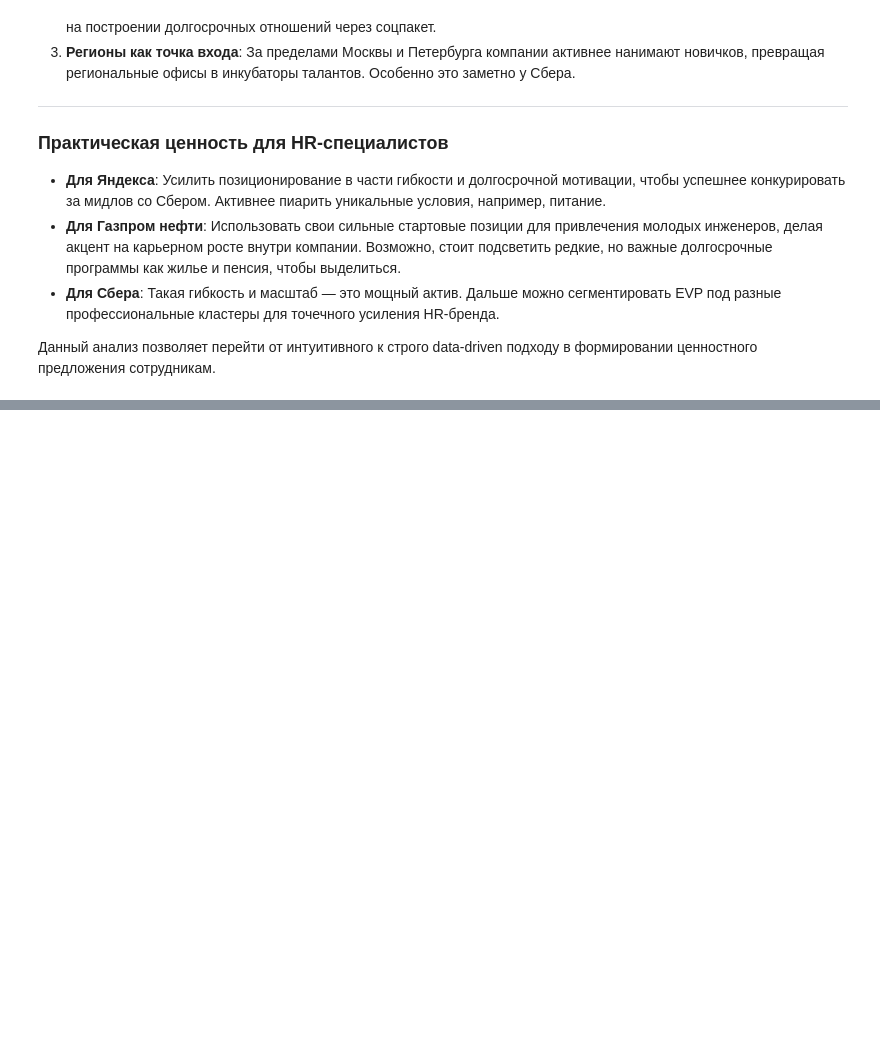
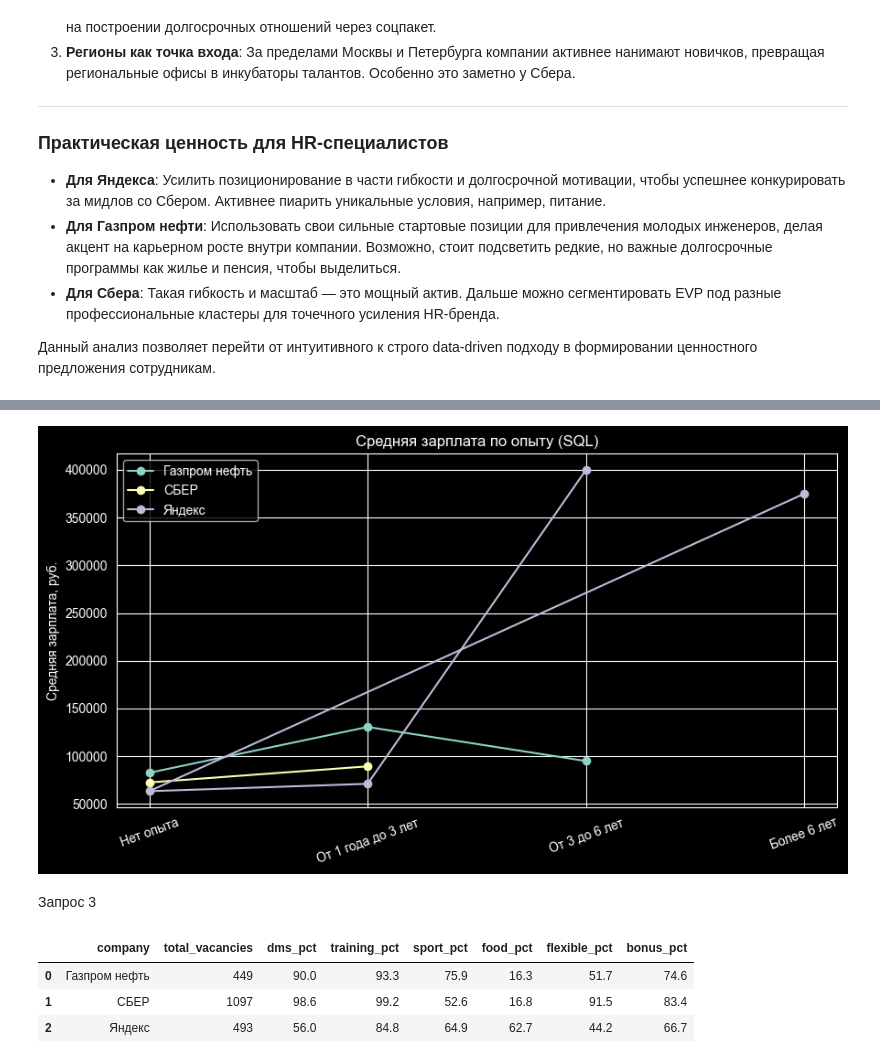
Before and after one commit to DDDDDE15/hh_benefits_analysis, a Jupyter notebook: notebooks/hr_brand.ipynb, the cells around one changed output, grey strips where cells are left out. Cells and saved outputs as stored; diff of their text form; code cells hidden in the pictures; blank space fills up the shorter version.

```diff
--- a/notebooks/hr_brand.ipynb
+++ b/notebooks/hr_brand.ipynb
@@ -346,0 +404,3 @@ IT-разработка: Выделяется самым высоким уров
+# %%
+sal_exp = run_query(QUERIES_DIR/'02_salary_by_experience.sql')
+sal_exp.head(20)
@@ -346,0 +420,22 @@ IT-разработка: Выделяется самым высоким уров
+# %%
+fig, ax = plt.subplots(figsize=(9, 5))
+for comp, sub in sal_exp.groupby("company"):
+    ax.plot(sub["experience"], sub["avg_mid_salary"], marker="o", label=comp)
+ax.set_ylabel("Средняя зарплата, руб.")
+ax.set_title("Средняя зарплата по опыту (SQL)")
+ax.legend()
+plt.xticks(rotation=20)
+plt.tight_layout()
+plt.show()
+# %% [output]
+[figure, added]
+# %% [markdown]
+Запрос 3
+# %%
+ben_share = run_query(QUERIES_DIR/'03_benefits_share.sql')
+ben_share.head(20)
+# %% [output]
+|  | company | total_vacancies | dms_pct | training_pct | sport_pct | food_pct | flexible_pct | bonus_pct |
+| 0 | Газпром нефть | 449 | 90.0 | 93.3 | 75.9 | 16.3 | 51.7 | 74.6 |
+| 1 | СБЕР | 1097 | 98.6 | 99.2 | 52.6 | 16.8 | 91.5 | 83.4 |
+| 2 | Яндекс | 493 | 56.0 | 84.8 | 64.9 | 62.7 | 44.2 | 66.7 |
```
Also changed, not shown: parts of 18 cells of this notebook.
